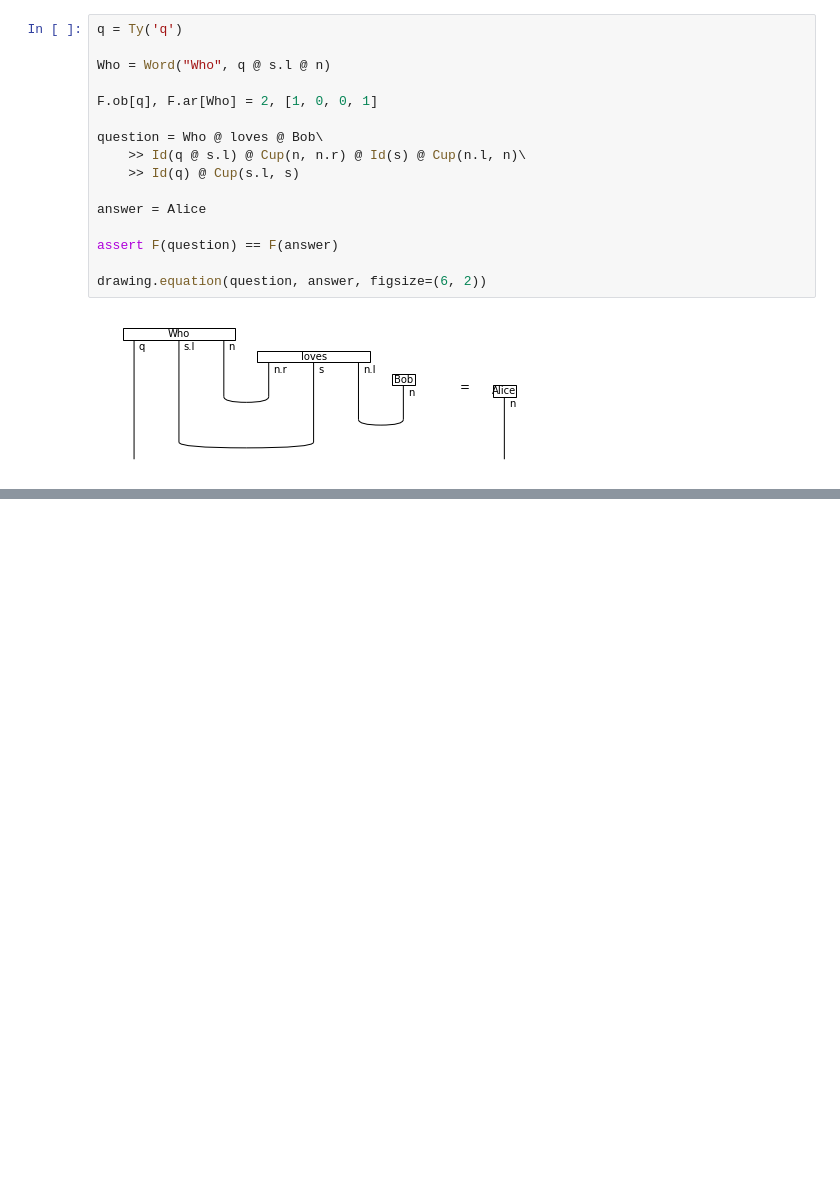
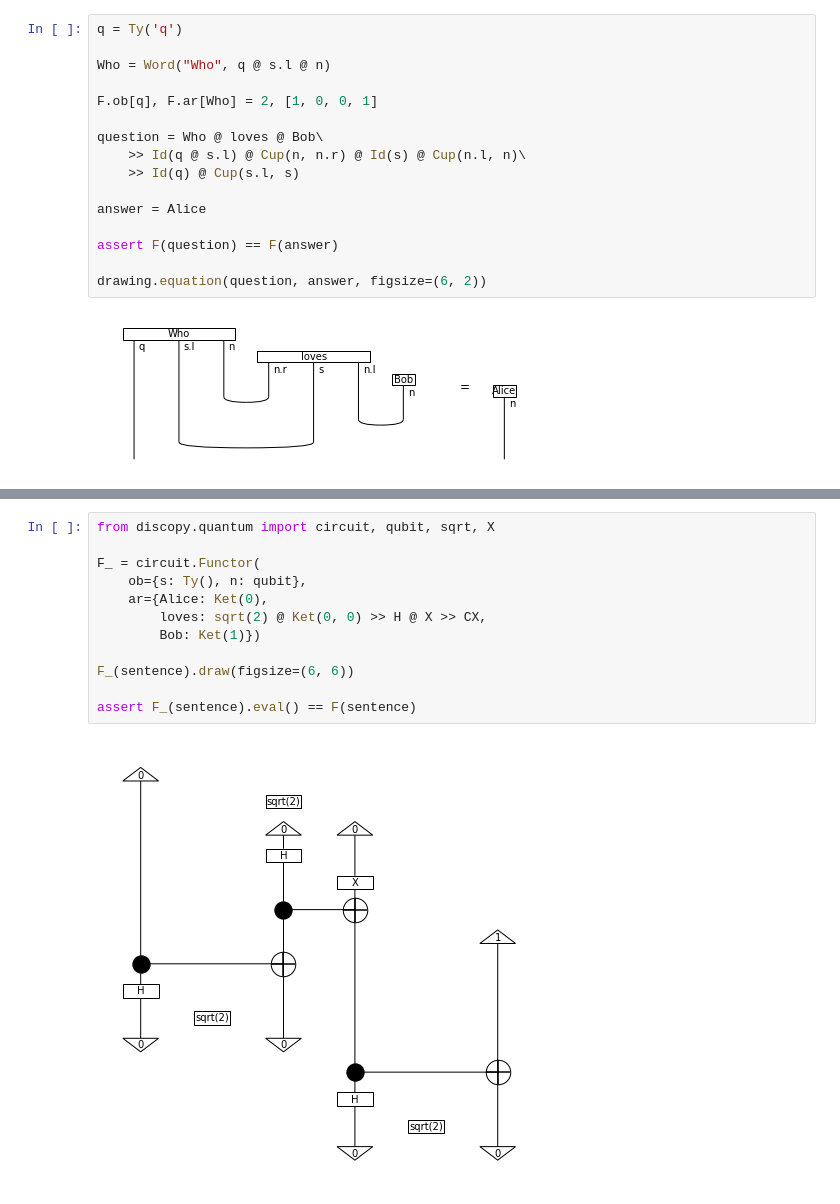
Before and after one commit to cnm13ryan/discopy, a Jupyter notebook: docs/notebooks/qnlp-tutorial.ipynb, the cells around one changed output, grey strips where cells are left out. Cells and saved outputs as stored; diff of their text form; blank space fills up the shorter version.

Commit message:
edit qnlp-tutorial
rename CircuitFunctor -> circuit.Functor

```diff
--- a/docs/notebooks/qnlp-tutorial.ipynb
+++ b/docs/notebooks/qnlp-tutorial.ipynb
@@ -521,0 +537,14 @@ drawing.equation(question, answer, figsize=(6, 2))
+# %%
+from discopy.quantum import circuit, qubit, sqrt, X
+
+F_ = circuit.Functor(
+    ob={s: Ty(), n: qubit},
+    ar={Alice: Ket(0),
+        loves: sqrt(2) @ Ket(0, 0) >> H @ X >> CX,
+        Bob: Ket(1)})
+
+F_(sentence).draw(figsize=(6, 6))
+
+assert F_(sentence).eval() == F(sentence)
+# %% [output]
+[figure, added]
```
Also changed, not shown: parts of 8 cells of this notebook, 6 other files.
